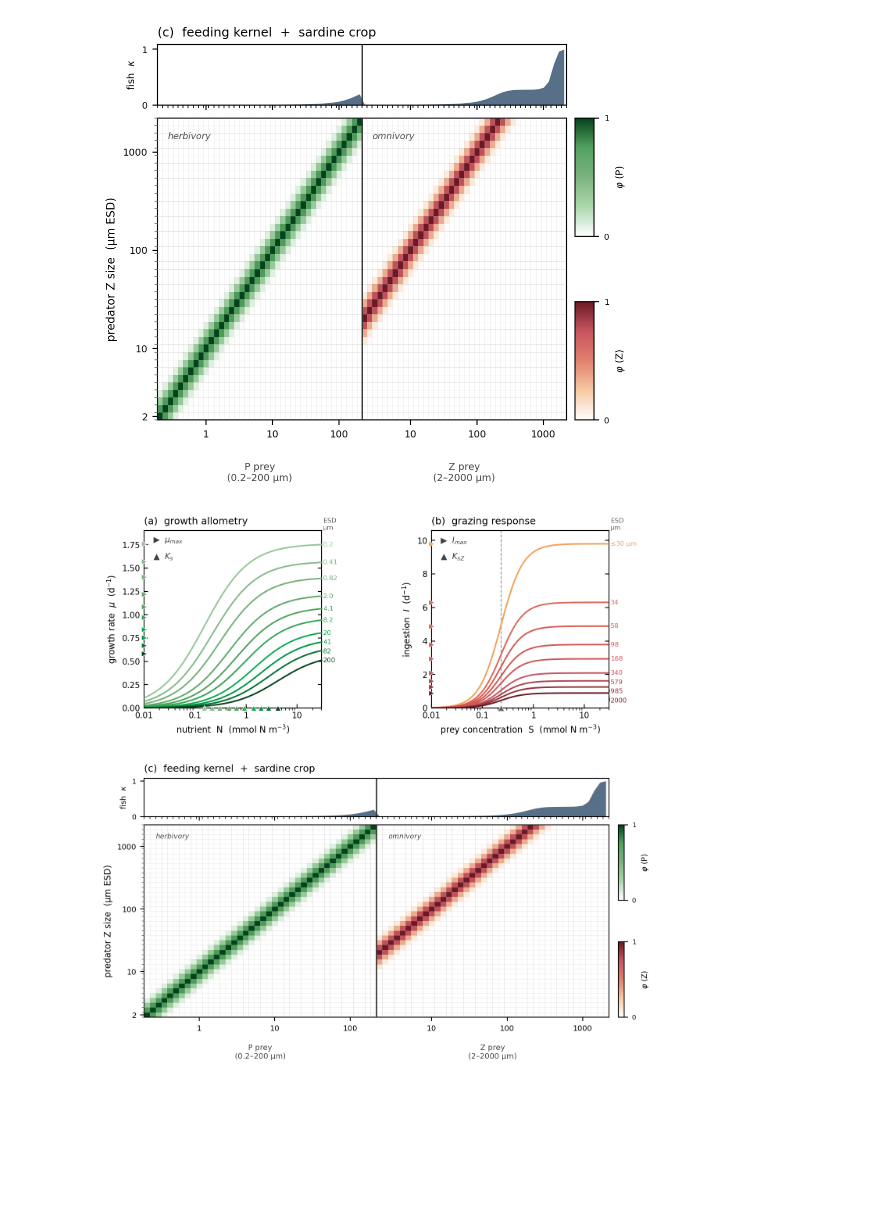
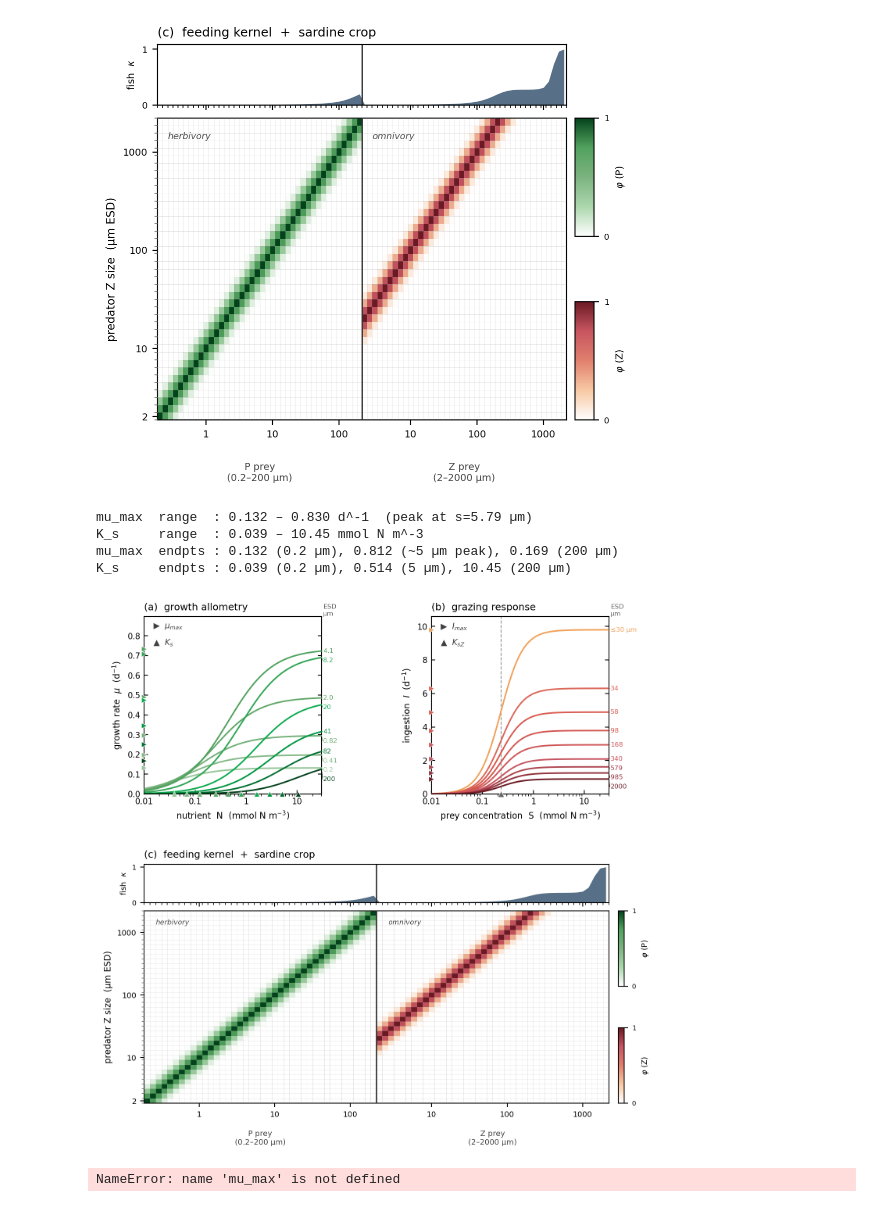
Before and after one commit to ben1post/SSMCariaco, a Jupyter notebook: plots/FIGURE_2.ipynb, the cells around one changed output. Drawn from its saved outputs; the diff is of its cells as text; code cells hidden in the pictures; blank space fills up the shorter version.

```diff
--- a/plots/FIGURE_2.ipynb
+++ b/plots/FIGURE_2.ipynb
@@ -411,7 +411,9 @@ def idx_at(arr,t): return int(np.argmin(np.abs(np.log10(arr)-np.log10(t))))
 # ---------------- (a) growth ----------------
 def draw_a(ax):
     N_SHOW=10; N_MIN,N_MAX=1e-2,30.0
-    mu_max=1.36*phyto_esd**(-0.16); K_s=0.33*phyto_esd**0.48
+    #mu_max=1.36*phyto_esd**(-0.16); K_s=0.33*phyto_esd**0.48
+    mu_max = np.where(phyto_esd <= 5.38, 0.33*phyto_esd**0.57, 1.83*phyto_esd**(-0.45))
+    K_s    = 0.143 * phyto_esd**0.81
     sel=np.unique(np.linspace(0,N_CLASSES-1,N_SHOW).astype(int))
     Nax=np.logspace(np.log10(N_MIN),np.log10(N_MAX),300); ax.set_box_aspect(1)
     for i in sel:
@@ -435,6 +437,17 @@ def draw_a(ax):
         ax.plot([N_MAX,N_MAX*1.05],[y_end[k],ylab[k]],color=c,lw=0.6,clip_on=False,zorder=2)
         ax.text(N_MAX*1.08, ylab[k], fmt(phyto_esd[i]), color=c, fontsize=6, va='center', ha='left', clip_on=False)
     ax.text(N_MAX*1.08, ax.get_ylim()[1], 'ESD\nµm', fontsize=6, va='bottom', ha='left', color='0.4', clip_on=False)
+
+    peak_i = int(np.argmax(mu_max))
+    print(f"mu_max  range  : {mu_max.min():.3f} – {mu_max.max():.3f} d^-1  "
+          f"(peak at s={phyto_esd[peak_i]:.2f} µm)")
+    print(f"K_s     range  : {K_s.min():.3f} – {K_s.max():.2f} mmol N m^-3")
+    print(f"mu_max  endpts : {mu_max[0]:.3f} (0.2 µm), "
+          f"{mu_max[idx_at(phyto_esd,5)]:.3f} (~5 µm peak), "
+          f"{mu_max[-1]:.3f} (200 µm)")
+    print(f"K_s     endpts : {K_s[0]:.3f} (0.2 µm), "
+          f"{K_s[idx_at(phyto_esd,5)]:.3f} (5 µm), "
+          f"{K_s[-1]:.2f} (200 µm)")
 
 # ---------------- (b) grazing ----------------
 def draw_b(ax):
@@ -491,31 +504,48 @@ def draw_c(axf, axh, caxP, caxZ):
     axh.text(2, 0.93*n_Z, 'herbivory', fontsize=6.5, style='italic', color='0.3', zorder=7)
     axh.text(n_P+2, 0.93*n_Z, 'omnivory', fontsize=6.5, style='italic', color='0.3', zorder=7)
     xc=np.arange(n_prey)+0.5
     axf.fill_between(xc, 0, fish, color='#46607A', alpha=0.9, lw=0); axf.axvline(n_P, color='0.2', lw=1.0)
     axf.set_ylim(0,1.08); axf.set_yticks([0,1]); axf.set_yticklabels(['0','1'],fontsize=6.5)
     axf.set_ylabel('fish  $\\kappa$', fontsize=7); axf.tick_params(labelbottom=False, top=False, right=False)
     axf.set_title('(c)  feeding kernel  +  sardine crop', fontsize=9, loc='left')
     cbP=axf.figure.colorbar(pmP, cax=caxP); cbP.set_label('$\\varphi$ (P)', fontsize=7)
     cbZ=axf.figure.colorbar(pmZ, cax=caxZ); cbZ.set_label('$\\varphi$ (Z)', fontsize=7)
     for cb in (cbP,cbZ): cb.set_ticks([0,1]); cb.ax.tick_params(labelsize=6)
 
 # ---------------- assemble ----------------
 # ---------------- assemble ----------------
 fig = plt.figure(figsize=(7.4, 7.2))
 outer = fig.add_gridspec(2, 2, width_ratios=[30, .4], height_ratios=[0.95, 1.2],
                          hspace=0.30, wspace=0.04, left=0.08, right=0.91, top=0.95, bottom=0.075)
 # top: a | b — in the MAIN column only (top-right cell stays empty, so b aligns to the heatmap)
 gtop = outer[0, 0].subgridspec(1, 2, wspace=0.62)
 ax_a = fig.add_subplot(gtop[0]); ax_b = fig.add_subplot(gtop[1])
 # bottom-left: fish strip + heatmap (same main column -> same right edge as b)
 gbot = outer[1, 0].subgridspec(2, 1, height_ratios=[1, 5], hspace=0.07)
 ax_cf = fig.add_subplot(gbot[0]); ax_ch = fig.add_subplot(gbot[1], sharex=ax_cf)
 # bottom-right: colourbars, split to align with the heatmap row (upper sub-cell left empty = the fish strip)
 gcb = outer[1, 1].subgridspec(2, 1, height_ratios=[1, 5], hspace=0.07)
 cgs = gcb[1].subgridspec(2, 1, hspace=0.55)
 caxP = fig.add_subplot(cgs[0]); caxZ = fig.add_subplot(cgs[1])
 draw_a(ax_a); draw_b(ax_b); draw_c(ax_cf, ax_ch, caxP, caxZ)
 # fig.savefig('fig2b_assembled.svg', bbox_inches='tight')
 plt.show()
 # %% [output]
+mu_max  range  : 0.132 – 0.830 d^-1  (peak at s=5.79 µm)
+K_s     range  : 0.039 – 10.45 mmol N m^-3
+mu_max  endpts : 0.132 (0.2 µm), 0.812 (~5 µm peak), 0.169 (200 µm)
+K_s     endpts : 0.039 (0.2 µm), 0.514 (5 µm), 10.45 (200 µm)
-[figure, old version]
+[figure, new version]
+# %%
+peak_i = int(np.argmax(mu_max))
+print(f"mu_max  range  : {mu_max.min():.3f} – {mu_max.max():.3f} d^-1  "
+      f"(peak at s={phyto_esd[peak_i]:.2f} µm)")
+print(f"K_s     range  : {K_s.min():.3f} – {K_s.max():.2f} mmol N m^-3")
+print(f"mu_max  endpts : {mu_max[0]:.3f} (0.2 µm), "
+      f"{mu_max[idx_at(phyto_esd,5)]:.3f} (~5 µm peak), "
+      f"{mu_max[-1]:.3f} (200 µm)")
+print(f"K_s     endpts : {K_s[0]:.3f} (0.2 µm), "
+      f"{K_s[idx_at(phyto_esd,5)]:.3f} (5 µm), "
+      f"{K_s[-1]:.2f} (200 µm)")
+# %% [output]
+NameError: name 'mu_max' is not defined
```
Also changed, not shown: 8 other files.
